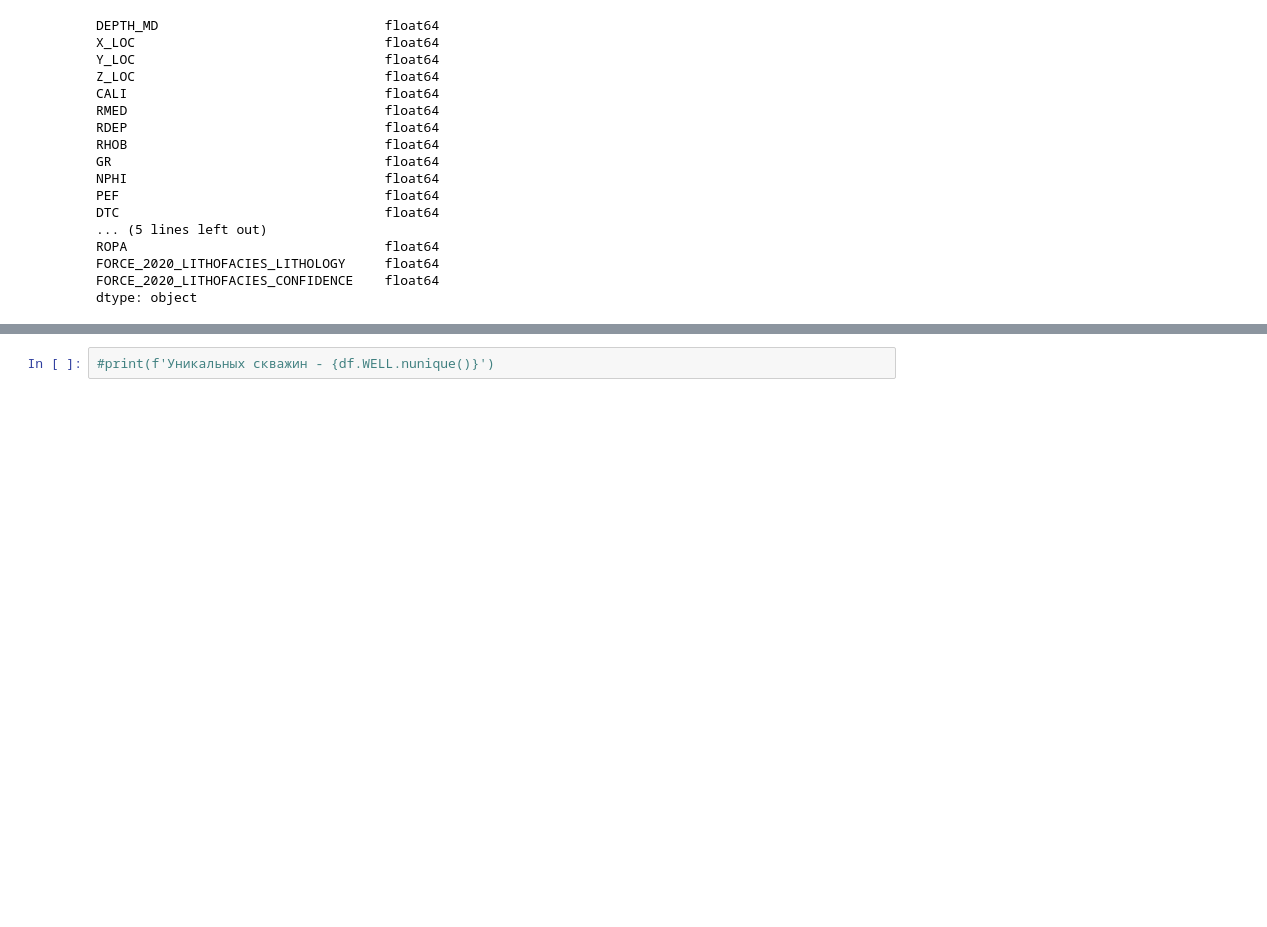
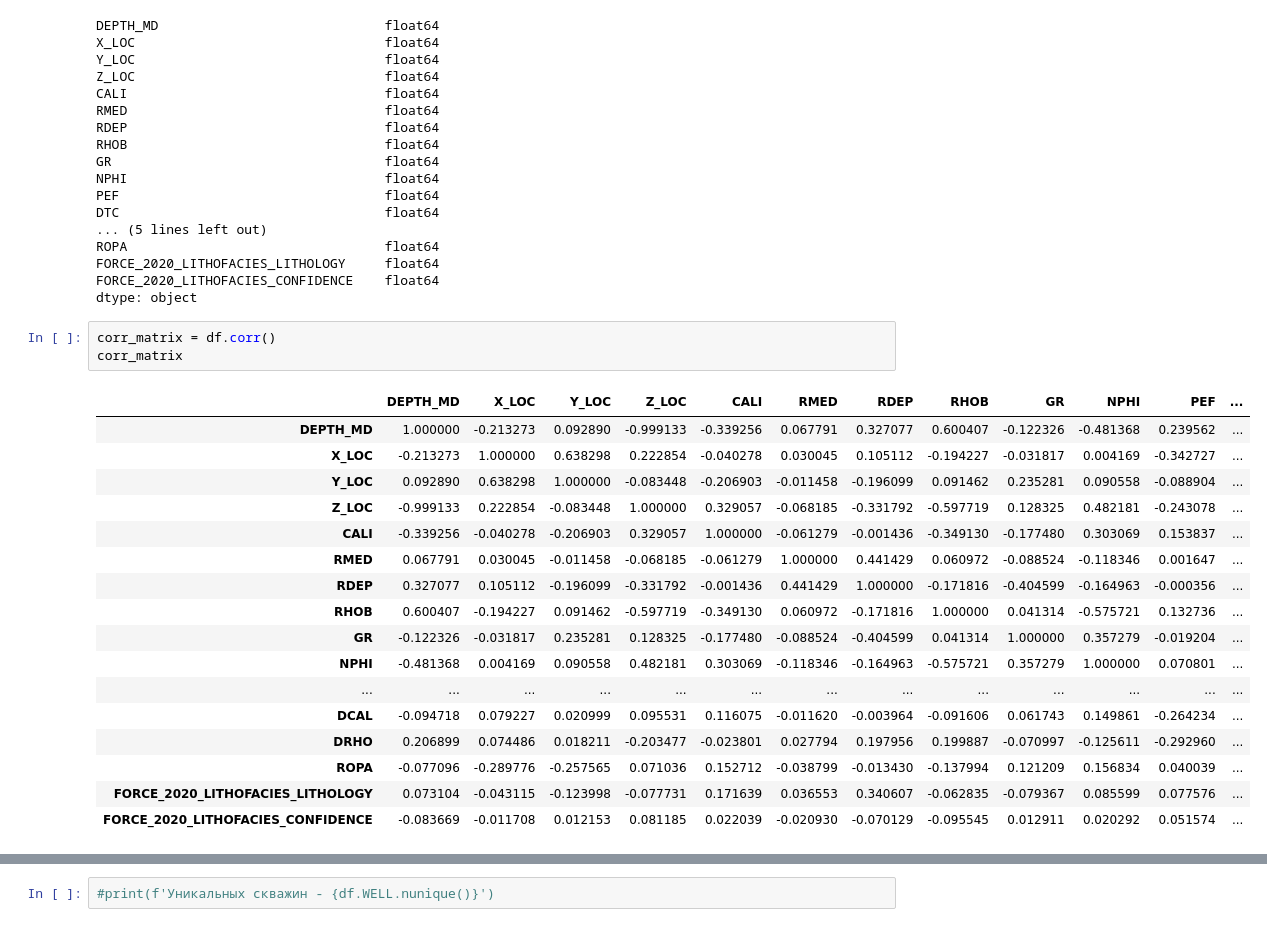
Before and after one commit to EgorenkovaURFU/well_log, a Jupyter notebook: EDA_01.ipynb, the cells around one changed output, grey strips where cells are left out. Drawn from its saved outputs; the diff is of its cells as text; blank space fills up the shorter version.

```diff
--- a/EDA_01.ipynb
+++ b/EDA_01.ipynb
@@ -208,3 +241,24 @@ ROPA                                 float64
 FORCE_2020_LITHOFACIES_LITHOLOGY     float64
 FORCE_2020_LITHOFACIES_CONFIDENCE    float64
 dtype: object
+# %%
+corr_matrix = df.corr()
+corr_matrix
+# %% [output]
+|  | DEPTH_MD | X_LOC | Y_LOC | Z_LOC | CALI | RMED | RDEP | RHOB | GR | NPHI | PEF | ... |
+| DEPTH_MD | 1.000000 | -0.213273 | 0.092890 | -0.999133 | -0.339256 | 0.067791 | 0.327077 | 0.600407 | -0.122326 | -0.481368 | 0.239562 | ... |
+| X_LOC | -0.213273 | 1.000000 | 0.638298 | 0.222854 | -0.040278 | 0.030045 | 0.105112 | -0.194227 | -0.031817 | 0.004169 | -0.342727 | ... |
+| Y_LOC | 0.092890 | 0.638298 | 1.000000 | -0.083448 | -0.206903 | -0.011458 | -0.196099 | 0.091462 | 0.235281 | 0.090558 | -0.088904 | ... |
+| Z_LOC | -0.999133 | 0.222854 | -0.083448 | 1.000000 | 0.329057 | -0.068185 | -0.331792 | -0.597719 | 0.128325 | 0.482181 | -0.243078 | ... |
+| CALI | -0.339256 | -0.040278 | -0.206903 | 0.329057 | 1.000000 | -0.061279 | -0.001436 | -0.349130 | -0.177480 | 0.303069 | 0.153837 | ... |
+| RMED | 0.067791 | 0.030045 | -0.011458 | -0.068185 | -0.061279 | 1.000000 | 0.441429 | 0.060972 | -0.088524 | -0.118346 | 0.001647 | ... |
+| RDEP | 0.327077 | 0.105112 | -0.196099 | -0.331792 | -0.001436 | 0.441429 | 1.000000 | -0.171816 | -0.404599 | -0.164963 | -0.000356 | ... |
+| RHOB | 0.600407 | -0.194227 | 0.091462 | -0.597719 | -0.349130 | 0.060972 | -0.171816 | 1.000000 | 0.041314 | -0.575721 | 0.132736 | ... |
+| GR | -0.122326 | -0.031817 | 0.235281 | 0.128325 | -0.177480 | -0.088524 | -0.404599 | 0.041314 | 1.000000 | 0.357279 | -0.019204 | ... |
+| NPHI | -0.481368 | 0.004169 | 0.090558 | 0.482181 | 0.303069 | -0.118346 | -0.164963 | -0.575721 | 0.357279 | 1.000000 | 0.070801 | ... |
+| ... | ... | ... | ... | ... | ... | ... | ... | ... | ... | ... | ... | ... |
+| DCAL | -0.094718 | 0.079227 | 0.020999 | 0.095531 | 0.116075 | -0.011620 | -0.003964 | -0.091606 | 0.061743 | 0.149861 | -0.264234 | ... |
+| DRHO | 0.206899 | 0.074486 | 0.018211 | -0.203477 | -0.023801 | 0.027794 | 0.197956 | 0.199887 | -0.070997 | -0.125611 | -0.292960 | ... |
+| ROPA | -0.077096 | -0.289776 | -0.257565 | 0.071036 | 0.152712 | -0.038799 | -0.013430 | -0.137994 | 0.121209 | 0.156834 | 0.040039 | ... |
+| FORCE_2020_LITHOFACIES_LITHOLOGY | 0.073104 | -0.043115 | -0.123998 | -0.077731 | 0.171639 | 0.036553 | 0.340607 | -0.062835 | -0.079367 | 0.085599 | 0.077576 | ... |
+| FORCE_2020_LITHOFACIES_CONFIDENCE | -0.083669 | -0.011708 | 0.012153 | 0.081185 | 0.022039 | -0.020930 | -0.070129 | -0.095545 | 0.012911 | 0.020292 | 0.051574 | ... |
```
Also changed, not shown: parts of 7 cells of this notebook.
